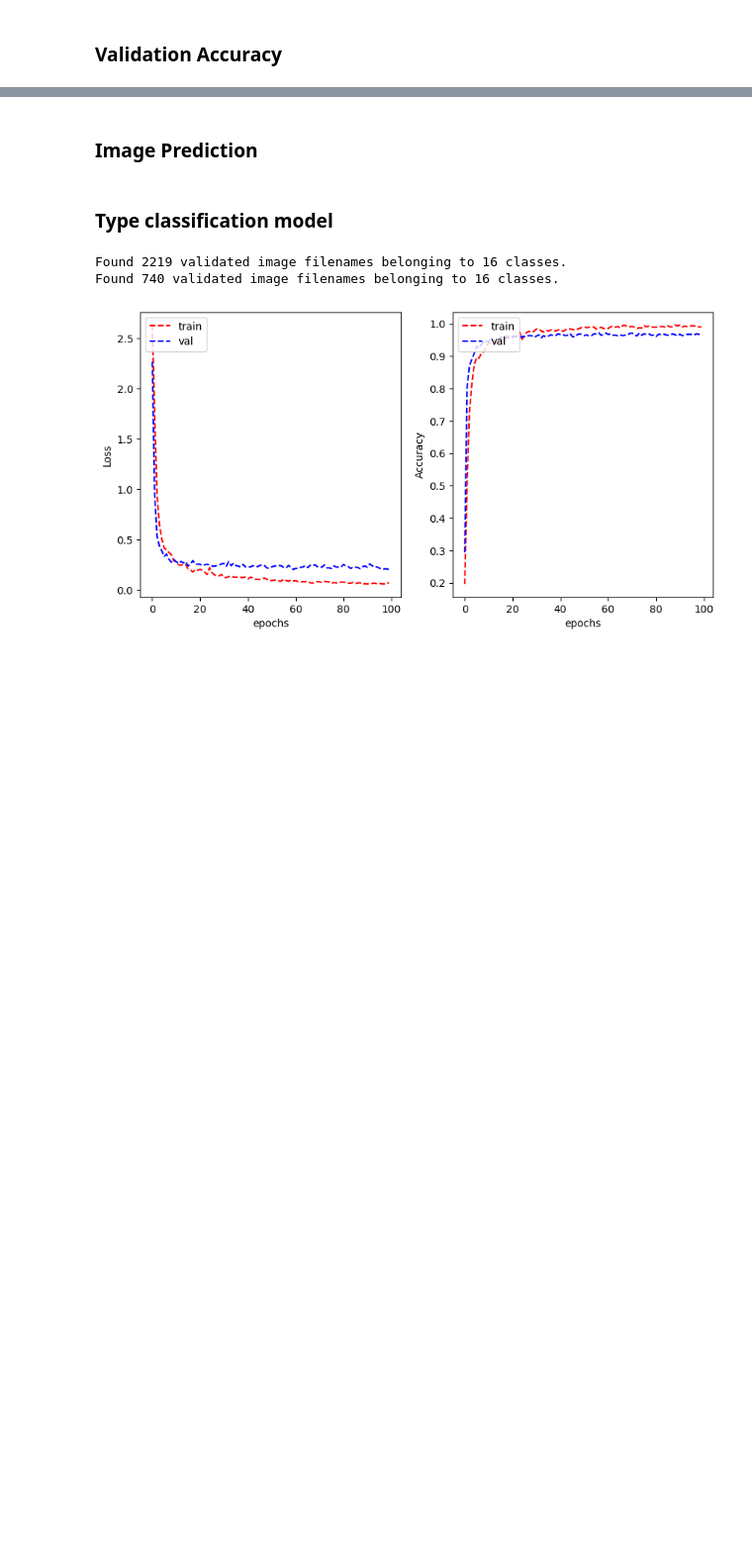
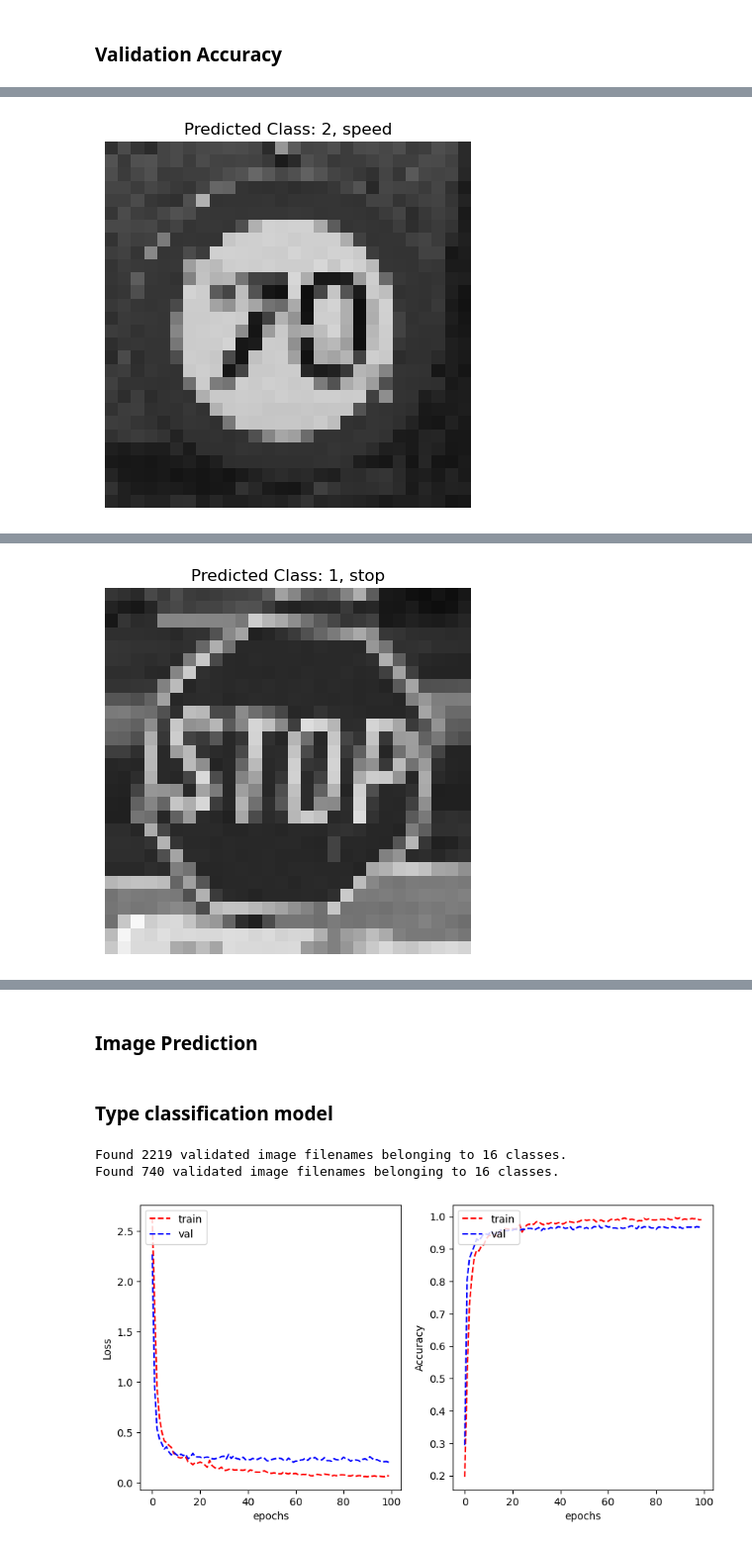
Before and after one commit to dotnetrundmc/roadtrafficsigns, a Jupyter notebook: trafficsigns.ipynb, the cells around one changed output, grey strips where cells are left out. Shown: that part at 99% size. Saved outputs shown, nothing was run; the diff lists cells and outputs as text; code cells hidden in the pictures; blank space fills up the shorter version.

```diff
--- a/trafficsigns.ipynb
+++ b/trafficsigns.ipynb
@@ -188,0 +208,16 @@ model.evaluate(validation_generator)
+# %%
+from tensorflow.keras.preprocessing import image
+import numpy as np
+import os
+import random
+
+def load_and_preprocess_image(img_path):
+    # Load image
+    img = image.load_img(img_path, target_size=(28, 28), color_mode='grayscale')
+    # Convert image to array
+    img_array = image.img_to_array(img)
+    # Normalize image
+    img_array /= 255.0
+    # Expand dimensions to match batch size
+    img_array = np.expand_dims(img_array, axis=0)
+    return img_array
@@ -188,0 +245,48 @@ model.evaluate(validation_generator)
+# %%
+import matplotlib.pyplot as plt
+from tensorflow.keras.preprocessing import image
+import numpy as np
+import os
+import random
+
+def load_and_preprocess_image(img_path):
+    # Load image and convert to array
+    img = image.load_img(img_path, target_size=(28, 28), color_mode='grayscale')
+    img_array = image.img_to_array(img)
+    # Normalize image
+    img_array /= 255.0
+    # Expand dimensions to match batch size
+    img_array = np.expand_dims(img_array, axis=0)
+    return img_array
+
+def choose_random_images_from_subfolders(directory, num_images=3):
+    all_images = []
+    for root, dirs, files in os.walk(directory):
+        for file in files:
+            if file.lower().endswith(('.png')):
+                all_images.append(os.path.join(root, file))
+    if len(all_images) >= num_images:
+        chosen_images = random.sample(all_images, num_images)
+    else:
+        chosen_images = all_images
+    return chosen_images
+
+# Directory containing images you want to test, organized in subfolders
+test_directory = 'trafficsigns_dataset'
+
+# Choose 3 random images from subfolders
+random_images = choose_random_images_from_subfolders(test_directory)
+
+# Load and preprocess each image, then predict
+for img_path in random_images:
+    img_array = load_and_preprocess_image(img_path)
+    predictions = model.predict(img_array)
+    predicted_class = np.argmax(predictions, axis=1)
+    # Display image with predicted class and folder name
+    img = image.load_img(img_path)
+    plt.imshow(img, cmap='gray')
+    plt.axis('off')
+    folder_name = os.path.basename(os.path.dirname(img_path))
+    plt.title(f"Predicted Class: {predicted_class[0]}, {folder_name}")
+    plt.show()
+# %% [output]
@@ -188,0 +294 @@ model.evaluate(validation_generator)
+[figure, added]
@@ -188,0 +296 @@ model.evaluate(validation_generator)
+[figure, added]
```
Also changed, not shown: parts of 23 cells of this notebook.
